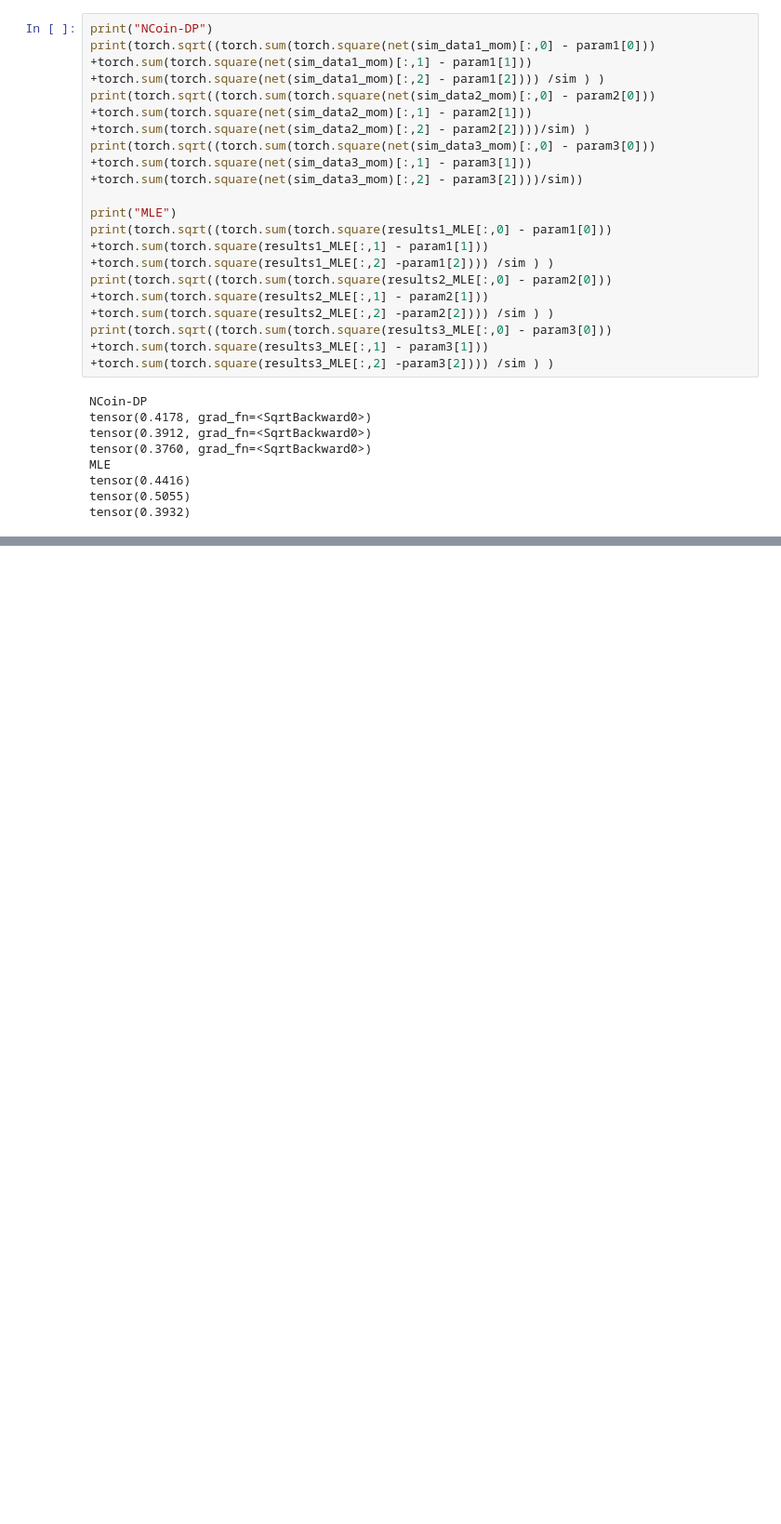
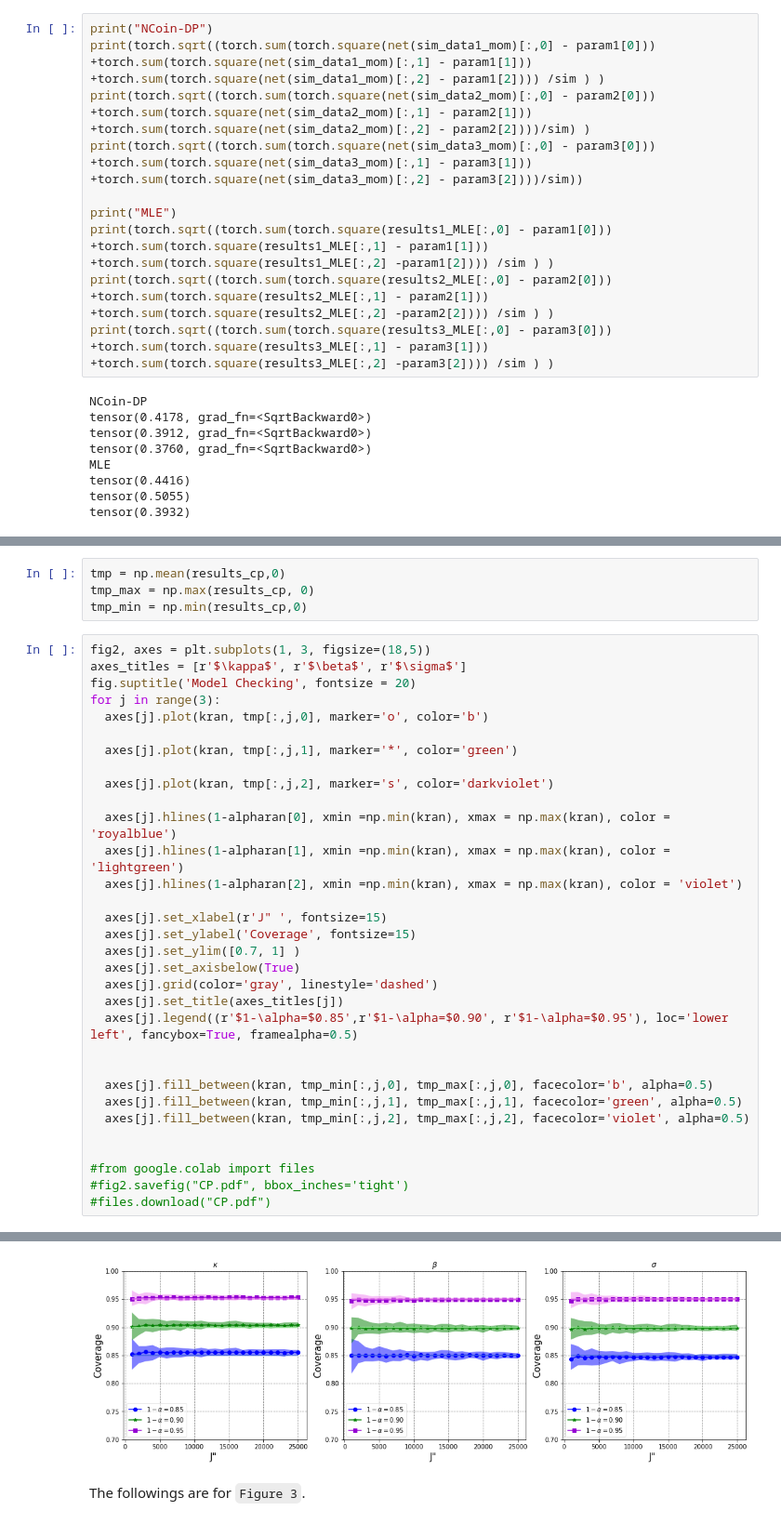
Before and after one commit to anonymous1116/NCoin-JDP, a Jupyter notebook: NCoin-DP_tutorial.ipynb, the cells around one changed output, grey strips where cells are left out. Shown: that part at 93% size. Cells and saved outputs as stored; diff of their text form; blank space fills up the shorter version.

```diff
--- a/NCoin-DP_tutorial.ipynb
+++ b/NCoin-DP_tutorial.ipynb
@@ -421,0 +530,37 @@ tensor(0.3932)
+# %%
+tmp = np.mean(results_cp,0)
+tmp_max = np.max(results_cp, 0)
+tmp_min = np.min(results_cp,0)
+# %%
+fig2, axes = plt.subplots(1, 3, figsize=(18,5))
+axes_titles = [r'$\kappa$', r'$\beta$', r'$\sigma$']
+fig.suptitle('Model Checking', fontsize = 20)
+for j in range(3):
+  axes[j].plot(kran, tmp[:,j,0], marker='o', color='b')
+
+  axes[j].plot(kran, tmp[:,j,1], marker='*', color='green')
+
+  axes[j].plot(kran, tmp[:,j,2], marker='s', color='darkviolet')
+
+  axes[j].hlines(1-alpharan[0], xmin =np.min(kran), xmax = np.max(kran), color = 'royalblue')
+  axes[j].hlines(1-alpharan[1], xmin =np.min(kran), xmax = np.max(kran), color = 'lightgreen')
+  axes[j].hlines(1-alpharan[2], xmin =np.min(kran), xmax = np.max(kran), color = 'violet')
+
+  axes[j].set_xlabel(r'J" ', fontsize=15)
+  axes[j].set_ylabel('Coverage', fontsize=15)
+  axes[j].set_ylim([0.7, 1] )
+  axes[j].set_axisbelow(True)
+  axes[j].grid(color='gray', linestyle='dashed')
+  axes[j].set_title(axes_titles[j])
+  axes[j].legend((r'$1-\alpha=$0.85',r'$1-\alpha=$0.90', r'$1-\alpha=$0.95'), loc='lower left', fancybox=True, framealpha=0.5)
+
+
+  axes[j].fill_between(kran, tmp_min[:,j,0], tmp_max[:,j,0], facecolor='b', alpha=0.5)
+  axes[j].fill_between(kran, tmp_min[:,j,1], tmp_max[:,j,1], facecolor='green', alpha=0.5)
+  axes[j].fill_between(kran, tmp_min[:,j,2], tmp_max[:,j,2], facecolor='violet', alpha=0.5)
+
+
+#from google.colab import files
+#fig2.savefig("CP.pdf", bbox_inches='tight')
+#files.download("CP.pdf")
+# %% [output]
@@ -421,0 +569,3 @@ tensor(0.3932)
+[figure, added]
+# %% [markdown]
+The followings are for `Figure 3`.
```
Also changed, not shown: parts of 15 cells of this notebook.
